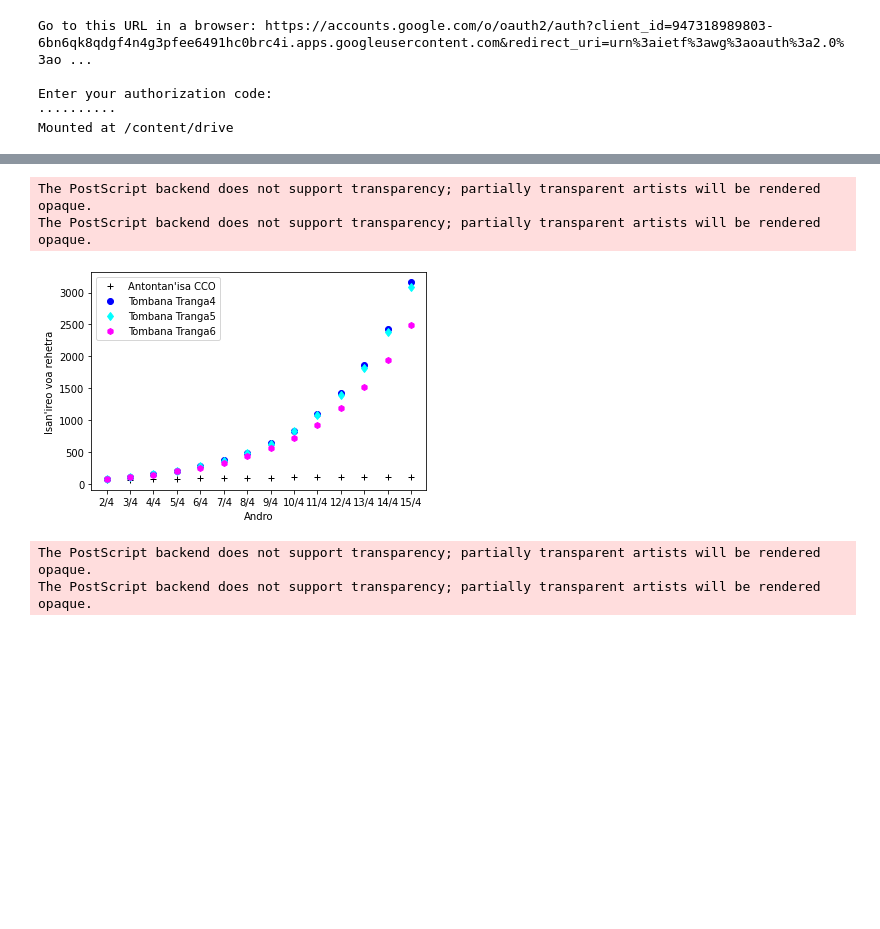
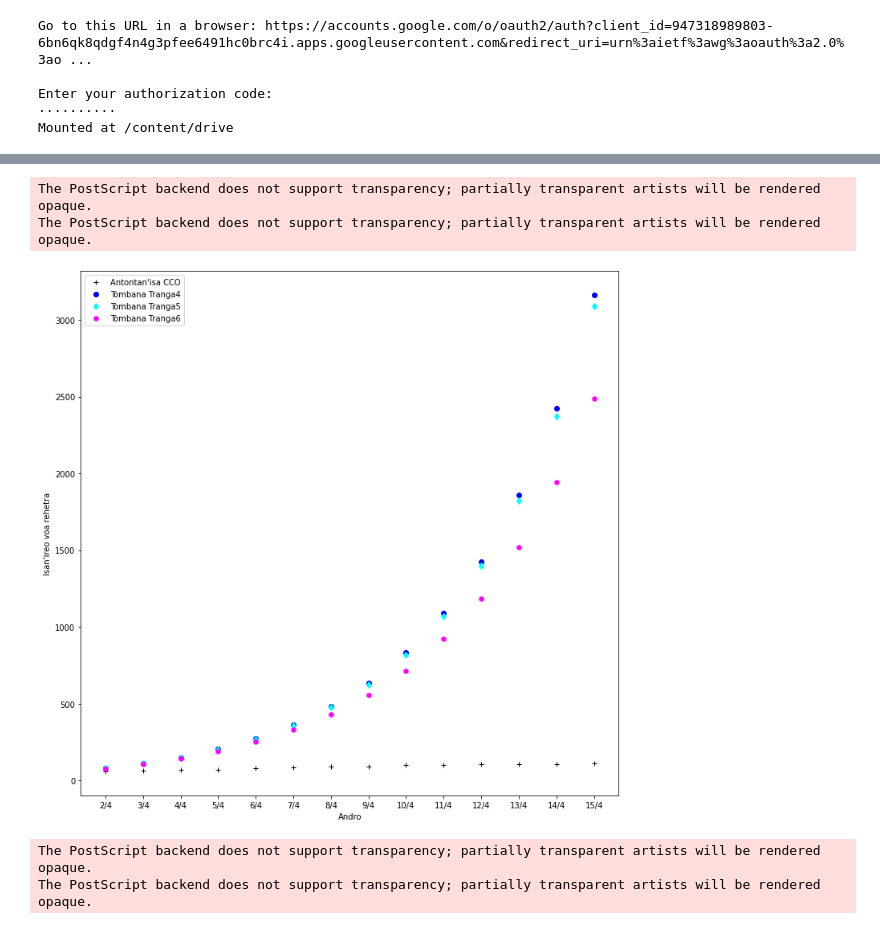
Before and after one commit to herysedra/covid19-mankaiza-clone, a Jupyter notebook: scripts/paper/simple_blocks/sir_vmiv.ipynb, the cells around one changed output, grey strips where cells are left out. Saved outputs shown, nothing was run; the diff lists cells and outputs as text; code cells hidden in the pictures; blank space fills up the shorter version.

```diff
--- a/scripts/paper/simple_blocks/sir_vmiv.ipynb
+++ b/scripts/paper/simple_blocks/sir_vmiv.ipynb
@@ -186,18 +189,18 @@ The PostScript backend does not support transparency; partially transparent arti
 # %%
-plt.figure()
+plt.figure(figsize=(12, 12))
 plt.plot(daty_lst, tilyvoamdg.loc[date_data_begin:date_data_end, 'Voareh tvm'], marker ="+",ls = 'None', color='black',label="Antontan'isa CCO")
 plt.plot(daty_lst,ItotT3_lst, "o", ls = 'None', color='blue', label='Tombana Tranga4')
 plt.plot(daty_lst,Itot103_lst, marker ="d",ls = 'None', color='cyan',label='Tombana Tranga5')
 plt.plot(daty_lst,Itot13_lst, marker = "h", ls = 'None', color='fuchsia', label='Tombana Tranga6')
 plt.xlabel('Andro')
 plt.ylabel("Isan'ireo voa rehetra")
 plt.legend(loc= 'best')
 #plt.suptitle("Fivoarana raha R0 = 3 (R0 = 3,41 hoan'i Germany t@ 1-15/03)")
 plt.savefig(path_to_save+'R03SIRmiv.eps')
 # %% [output]
 The PostScript backend does not support transparency; partially transparent artists will be rendered opaque.
 The PostScript backend does not support transparency; partially transparent artists will be rendered opaque.
-[figure, old version]
+[figure, new version]
 # %%
 fig, ax = plt.subplots(figsize=(12, 12))
 
```
Also changed, not shown: parts of 7 cells of this notebook.
